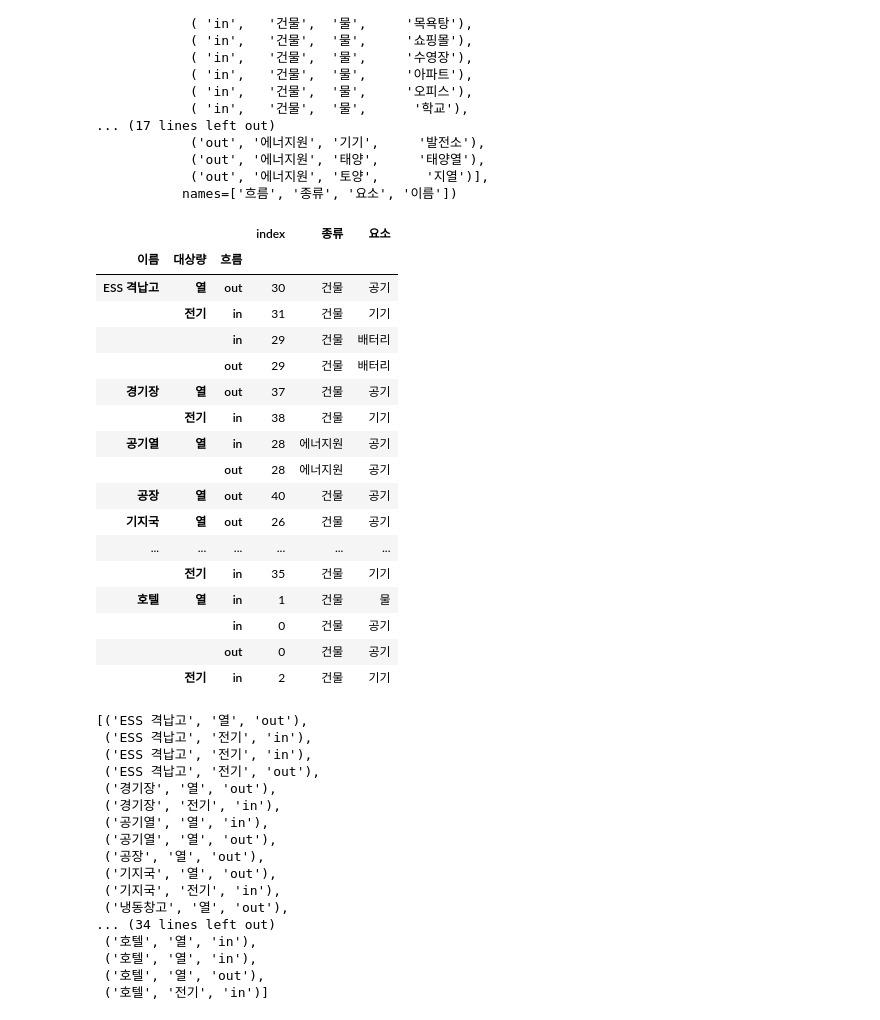
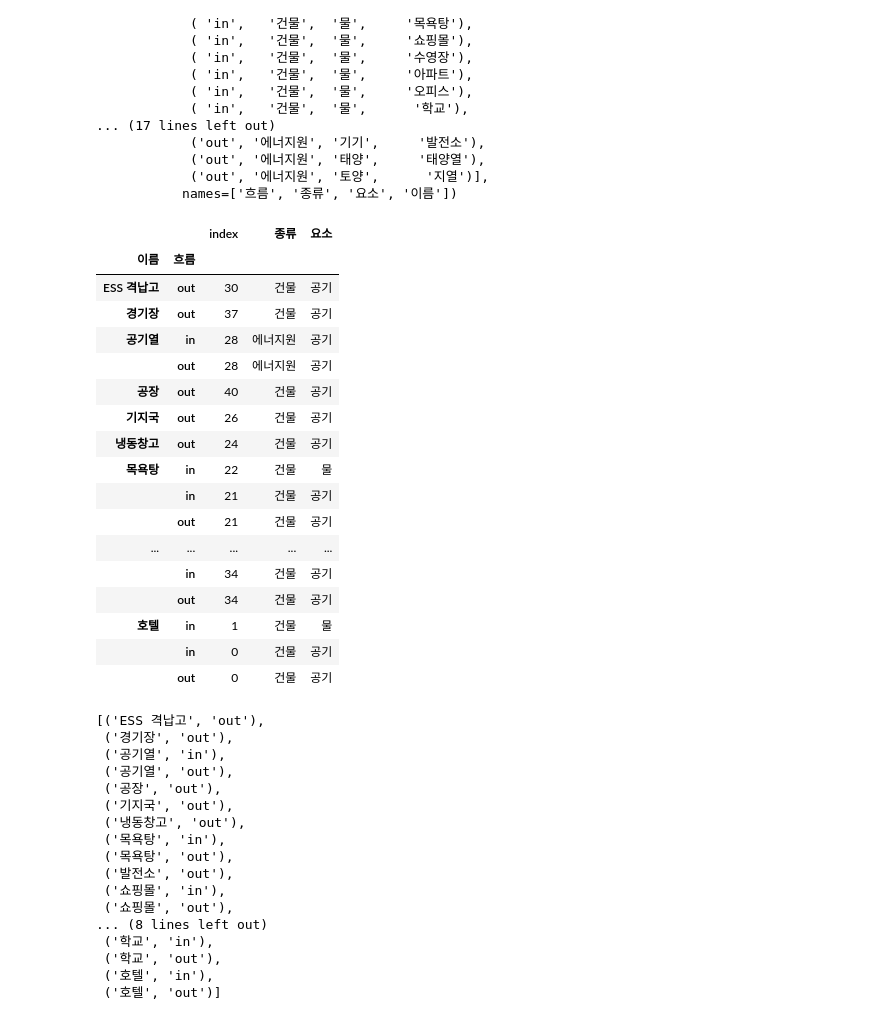
Before and after one commit to Sangwon91/d3-playground, a Jupyter notebook: grouping/data-processing.ipynb, the cells around one changed output. Drawn from its saved outputs; the diff is of its cells as text; code cells hidden in the pictures.

```diff
--- a/grouping/data-processing.ipynb
+++ b/grouping/data-processing.ipynb
@@ -256,45 +256,48 @@ MultiIndex([( 'in',   '건물', '공기',     '목욕탕'),
             ('out', '에너지원', '토양',      '지열')],
            names=['흐름', '종류', '요소', '이름'])
 # %%
-df = csv_df.reset_index().set_index(['이름', '대상량', '흐름']).sort_index()
+df = csv_df[csv_df['이름'] != '지열']
+df = df.reset_index().set_index(['대상량', '이름', '흐름']).sort_index()
+df = df.loc['열']
 df
 # %% [output]
-|  |  |  | index | 종류 | 요소 |
-| 이름 | 대상량 | 흐름 |  |  |  |
-| ESS 격납고 | 열 | out | 30 | 건물 | 공기 |
-|  | 전기 | in | 31 | 건물 | 기기 |
-|  |  | in | 29 | 건물 | 배터리 |
-|  |  | out | 29 | 건물 | 배터리 |
-| 경기장 | 열 | out | 37 | 건물 | 공기 |
-|  | 전기 | in | 38 | 건물 | 기기 |
-| 공기열 | 열 | in | 28 | 에너지원 | 공기 |
-|  |  | out | 28 | 에너지원 | 공기 |
-| 공장 | 열 | out | 40 | 건물 | 공기 |
-| 기지국 | 열 | out | 26 | 건물 | 공기 |
-| ... | ... | ... | ... | ... | ... |
-|  | 전기 | in | 35 | 건물 | 기기 |
-| 호텔 | 열 | in | 1 | 건물 | 물 |
-|  |  | in | 0 | 건물 | 공기 |
-|  |  | out | 0 | 건물 | 공기 |
-|  | 전기 | in | 2 | 건물 | 기기 |
+|  |  | index | 종류 | 요소 |
+| 이름 | 흐름 |  |  |  |
+| ESS 격납고 | out | 30 | 건물 | 공기 |
+| 경기장 | out | 37 | 건물 | 공기 |
+| 공기열 | in | 28 | 에너지원 | 공기 |
+|  | out | 28 | 에너지원 | 공기 |
+| 공장 | out | 40 | 건물 | 공기 |
+| 기지국 | out | 26 | 건물 | 공기 |
+| 냉동창고 | out | 24 | 건물 | 공기 |
+| 목욕탕 | in | 22 | 건물 | 물 |
+|  | in | 21 | 건물 | 공기 |
+|  | out | 21 | 건물 | 공기 |
+| ... | ... | ... | ... | ... |
+|  | in | 34 | 건물 | 공기 |
+|  | out | 34 | 건물 | 공기 |
+| 호텔 | in | 1 | 건물 | 물 |
+|  | in | 0 | 건물 | 공기 |
+|  | out | 0 | 건물 | 공기 |
 # %%
 data = df.index.values.tolist()
+data = sorted(set(data))
 data
 # %% [output]
-[('ESS 격납고', '열', 'out'),
- ('ESS 격납고', '전기', 'in'),
- ('ESS 격납고', '전기', 'in'),
- ('ESS 격납고', '전기', 'out'),
- ('경기장', '열', 'out'),
- ('경기장', '전기', 'in'),
- ('공기열', '열', 'in'),
- ('공기열', '열', 'out'),
- ('공장', '열', 'out'),
- ('기지국', '열', 'out'),
- ('기지국', '전기', 'in'),
- ('냉동창고', '열', 'out'),
-... (34 lines left out)
- ('호텔', '열', 'in'),
- ('호텔', '열', 'in'),
- ('호텔', '열', 'out'),
- ('호텔', '전기', 'in')]
+[('ESS 격납고', 'out'),
+ ('경기장', 'out'),
+ ('공기열', 'in'),
+ ('공기열', 'out'),
+ ('공장', 'out'),
+ ('기지국', 'out'),
+ ('냉동창고', 'out'),
+ ('목욕탕', 'in'),
+ ('목욕탕', 'out'),
+ ('발전소', 'out'),
+ ('쇼핑몰', 'in'),
+ ('쇼핑몰', 'out'),
+... (8 lines left out)
+ ('학교', 'in'),
+ ('학교', 'out'),
+ ('호텔', 'in'),
+ ('호텔', 'out')]
```
Also changed, not shown: parts of 5 cells of this notebook, 6 other files.
